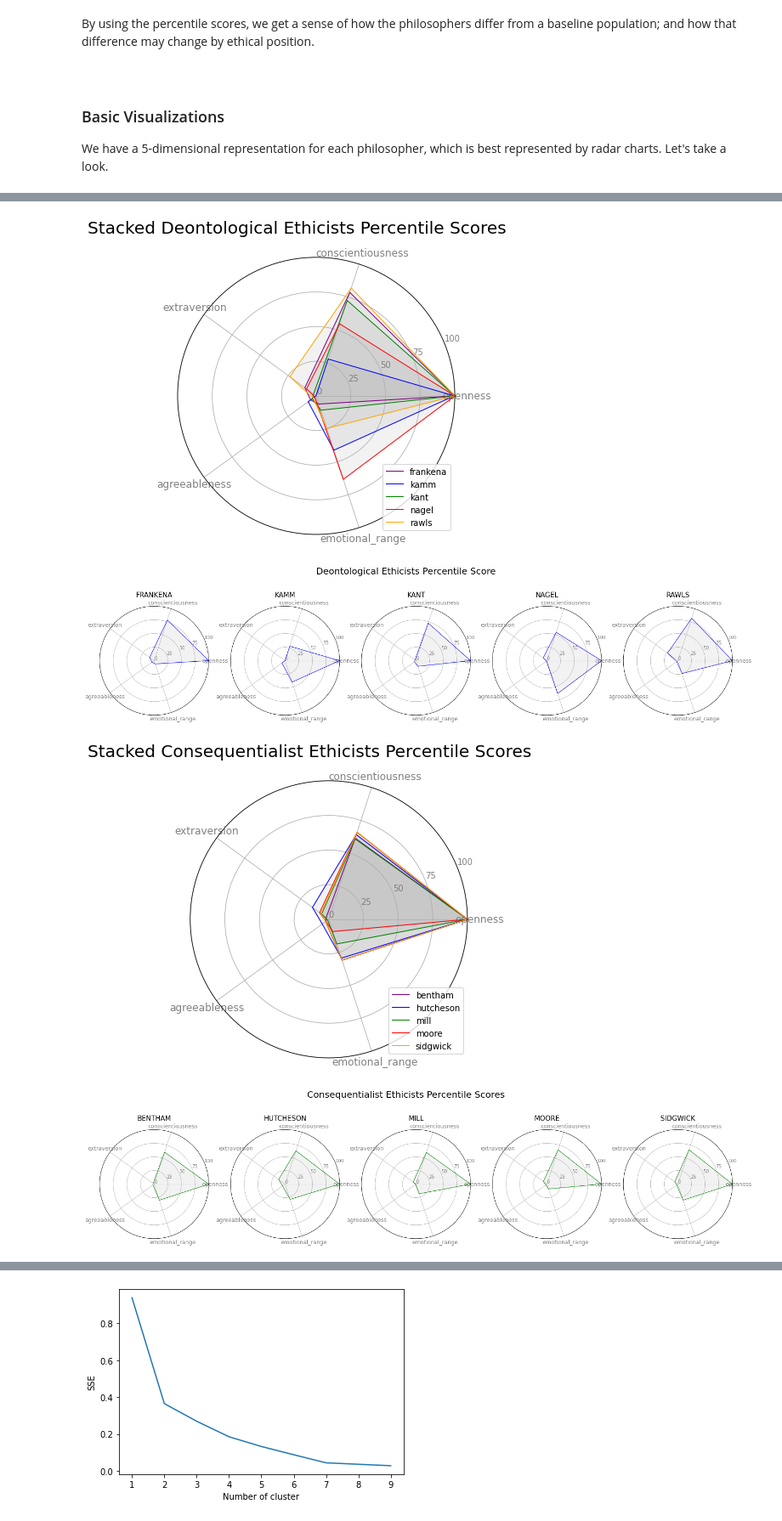
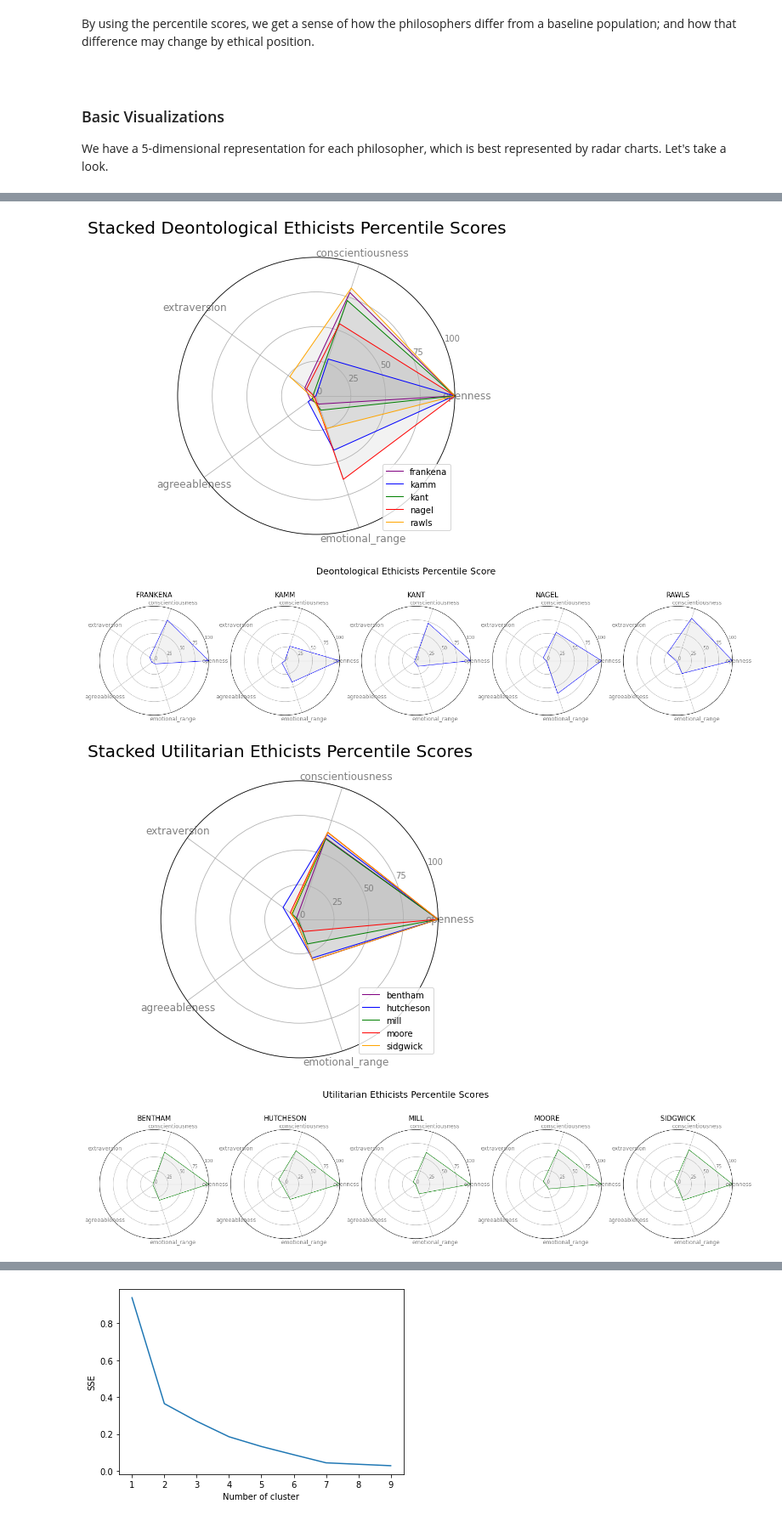
Before and after one commit to josh-hm/philosopher_personalities, a Jupyter notebook: philosopher_personality_analysis.ipynb, the cells around one changed output, grey strips where cells are left out. Shown at 85% size. Cells and saved outputs as stored; diff of their text form; code cells hidden in the pictures.

```diff
--- a/philosopher_personality_analysis.ipynb
+++ b/philosopher_personality_analysis.ipynb
@@ -239,7 +238,7 @@ cols = ['ethics',
 
 virtue = ['aristotle', 'foot', 'mcdowell', 'rand', 'slote']
 deontological = ['frankena', 'kamm', 'kant', 'nagel', 'rawls']
-consequentialist = ['bentham', 'hutcheson', 'mill', 'moore', 'sidgwick']
+utilitarian = ['bentham', 'hutcheson', 'mill', 'moore', 'sidgwick']
 
 score_table = pd.DataFrame(columns=cols)
 
@@ -259,8 +258,8 @@ for wdir, folders, files in os.walk('data/scores/'):
             ethics = 'virtue'
         elif philosopher in deontological:
             ethics = 'deontological'
-        elif philosopher in consequentialist:
-            ethics = 'consequentialist'
+        elif philosopher in utilitarian:
+            ethics = 'utilitarian'
 
         flattened_data = {'philosopher' : philosopher,
                           'ethics': ethics}
@@ -394,7 +393,7 @@ except NameError:
 score_table.sort_values(by='philosopher', inplace=True)
 virtue = score_table[score_table.ethics == 'virtue'].philosopher.to_list()
 deontological = score_table[score_table.ethics == 'deontological'].philosopher.to_list()
-consequentialist = score_table[score_table.ethics == 'consequentialist'].philosopher.to_list()
+utilitarian = score_table[score_table.ethics == 'utilitarian'].philosopher.to_list()
 
 fig = plt.figure(figsize=(25, 6))
 gs = fig.add_gridspec(1, 5, hspace=0, wspace=0)
@@ -417,37 +416,37 @@ gs = fig.add_gridspec(1, 5, hspace=0, wspace=0)
 fig.suptitle('Stacked Deontological Ethicists Percentile Scores', size=20)
 colors = ['purple', 'blue', 'green', 'red', 'orange']
 names = deontological
 plot_radars(score_table, names, colors, legend=True)
 
 
 fig = plt.figure(figsize=(25, 6))
 gs = fig.add_gridspec(1, 5, hspace=0, wspace=0)
 fig.suptitle('Deontological Ethicists Percentile Score', size=20)
 for e, name in enumerate(deontological):
     column = e + 1
     plot_radars(score_table, [name], colors=['blue'],
                 index=column, shape=(1,5), title=True)
 
 
 fig = plt.figure(figsize=(25, 6))
 gs = fig.add_gridspec(1, 5, hspace=0, wspace=0)
-fig.suptitle('Stacked Consequentialist Ethicists Percentile Scores', size=20)
+fig.suptitle('Stacked Utilitarian Ethicists Percentile Scores', size=20)
 colors = ['purple', 'blue', 'green', 'red', 'orange']
-names = consequentialist
+names = utilitarian
 plot_radars(score_table, names, colors, legend=True)
 
 fig = plt.figure(figsize=(25, 6))
 gs = fig.add_gridspec(1, 5, hspace=0, wspace=0)
-fig.suptitle('Consequentialist Ethicists Percentile Scores', size=20)
-for e, name in enumerate(consequentialist):
+fig.suptitle('Utilitarian Ethicists Percentile Scores', size=20)
+for e, name in enumerate(utilitarian):
     column = e + 1
     plot_radars(score_table, [name], colors=['green'],
                 index=column, shape=(1,5), title=True)
 # %% [output]
 [figure]
 [figure]
 [figure]
 [figure]
-[figure, old version]
+[figure, new version]
-[figure, old version]
+[figure, new version]
 # %% [markdown]
```
Also changed, not shown: parts of 40 cells of this notebook, 55 other files.
